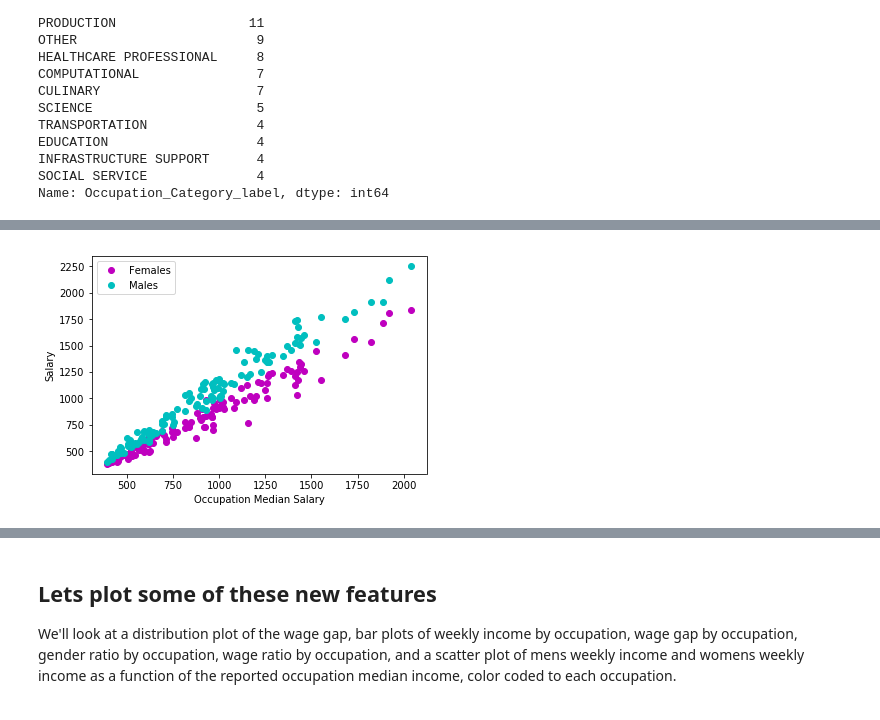
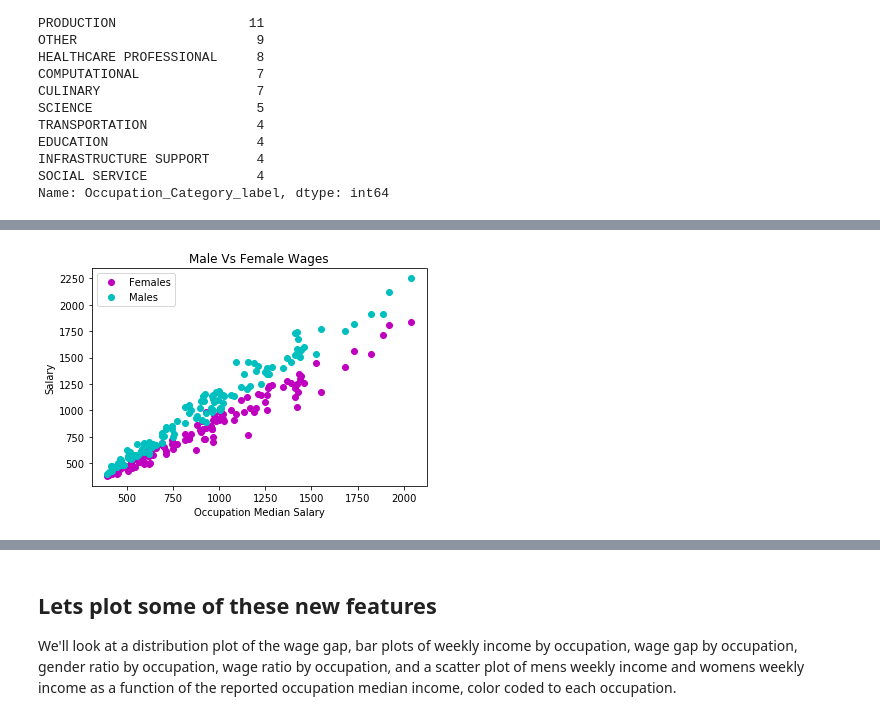
Before and after one commit to Schmidt8181/CapstoneProject, a Jupyter notebook: CapstoneProject.ipynb, the cells around one changed output, grey strips where cells are left out. Cells and saved outputs as stored; diff of their text form; code cells hidden in the pictures.

```diff
--- a/CapstoneProject.ipynb
+++ b/CapstoneProject.ipynb
@@ -253,10 +255,11 @@ plt.show()
 # %%
 # look at female wages vs male wages on a scatter plot
 plt.plot(cleanedgenderwage['All_weekly'], cleanedgenderwage['F_weekly'], 'o', color='m')
 plt.plot(cleanedgenderwage['All_weekly'], cleanedgenderwage['M_weekly'], 'o', color='c')
 plt.xlabel('Occupation Median Salary')
 plt.legend(['Females','Males'])
+plt.title('Male Vs Female Wages')
 plt.ylabel('Salary')
 plt.show()
 # %% [output]
-[figure, old version]
+[figure, new version]
```
Also changed, not shown: parts of 20 cells of this notebook.
